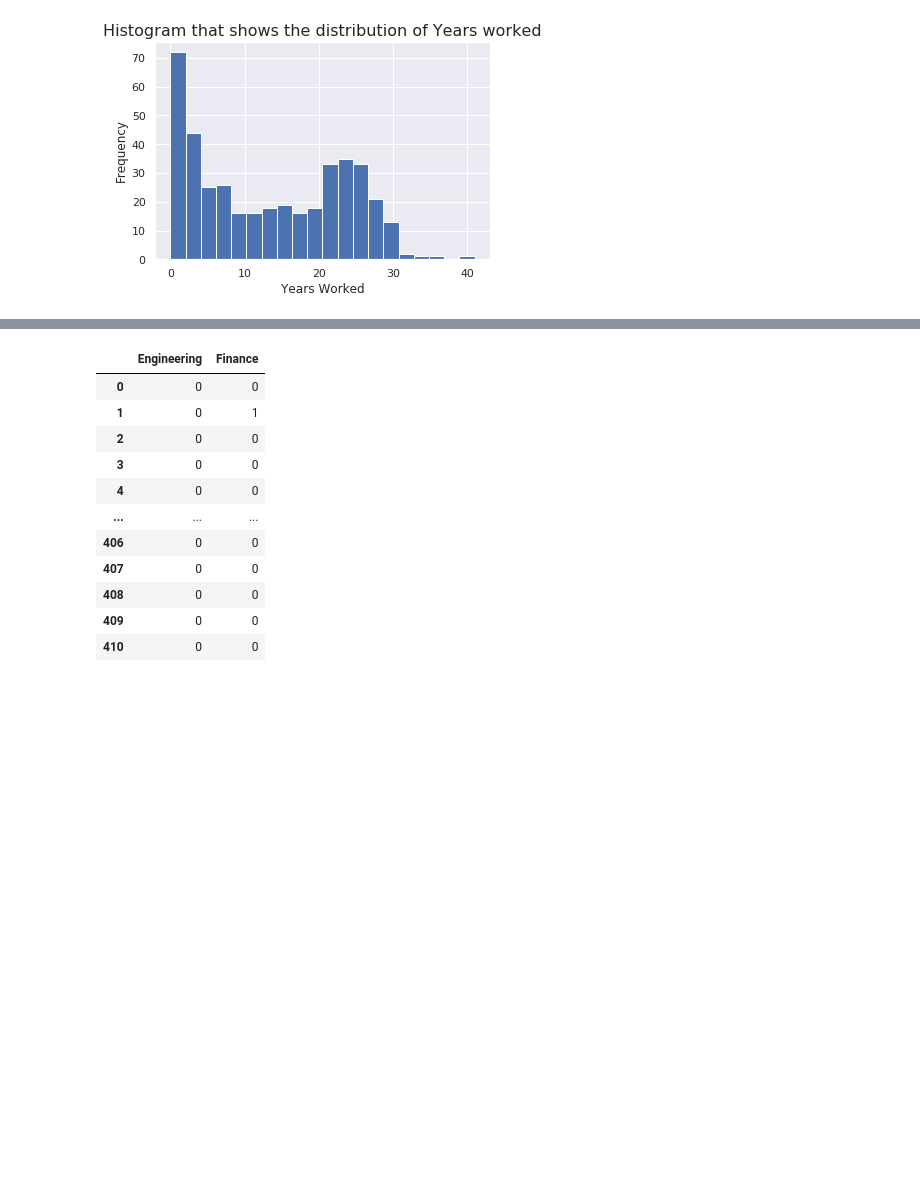
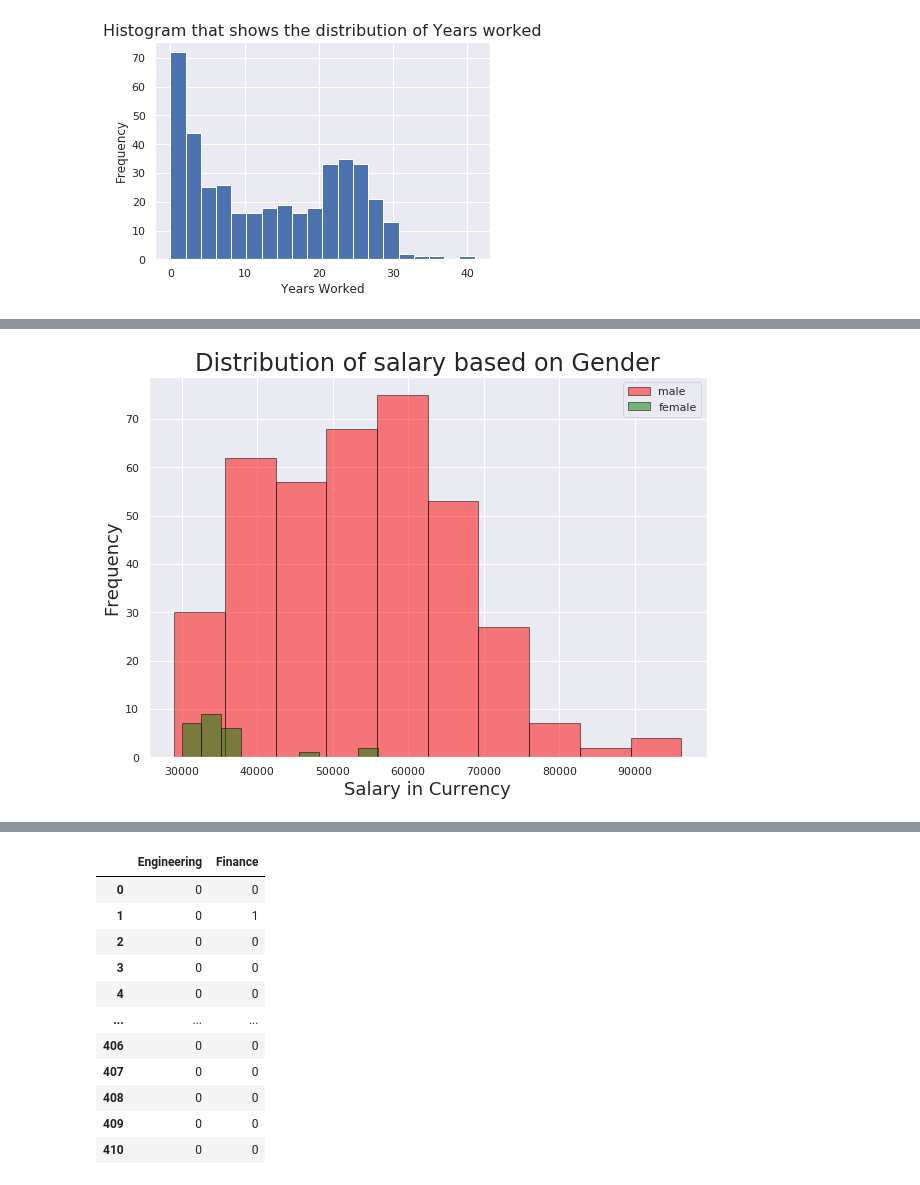
Before and after one commit to tshepojrampai/multivariate_linear_regression, a Jupyter notebook: linear_regression.ipynb, the cells around one changed output, grey strips where cells are left out. Cells and saved outputs as stored; diff of their text form; code cells hidden in the pictures; blank space fills up the shorter version.

```diff
--- a/linear_regression.ipynb
+++ b/linear_regression.ipynb
@@ -119,3 +129,13 @@ plt.ylabel('Frequency', size=18);
+# %%
+df_train[df_train['gender']=='male'].salary.plot(kind='hist',color='red',edgecolor='black',alpha=0.5,figsize=(10,7))
+df_train[df_train['gender']=='female'].salary.plot(kind='hist',color='green',edgecolor='black',alpha=0.5,figsize=(10,7))
+
+plt.legend(labels=['male','female'])
+plt.title('Distribution of salary based on Gender', size=24)
+plt.xlabel('Salary in Currency', size=18)
+plt.ylabel('Frequency', size=18);
+# %% [output]
+[figure, added]
 # %%
 # Reducing the level of the axis logger to error:
 from matplotlib.axes._axes import _log as matplotlib_axes_logger
```
Also changed, not shown: parts of 8 cells of this notebook.
